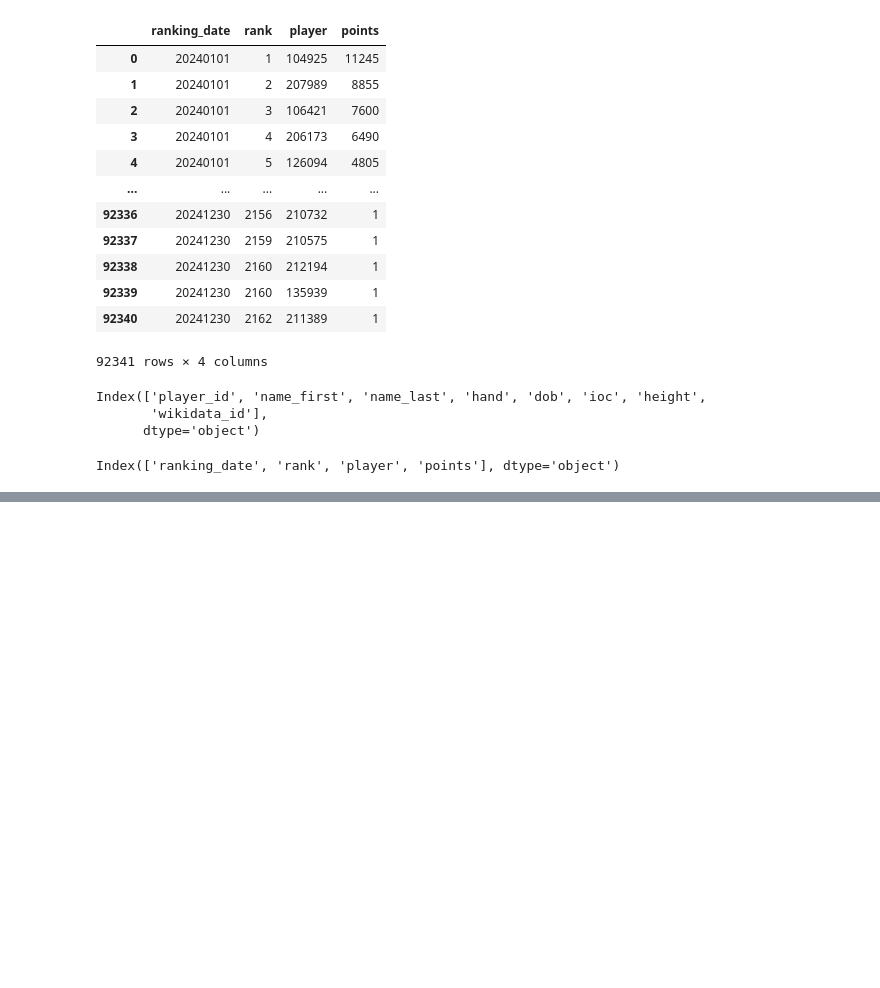
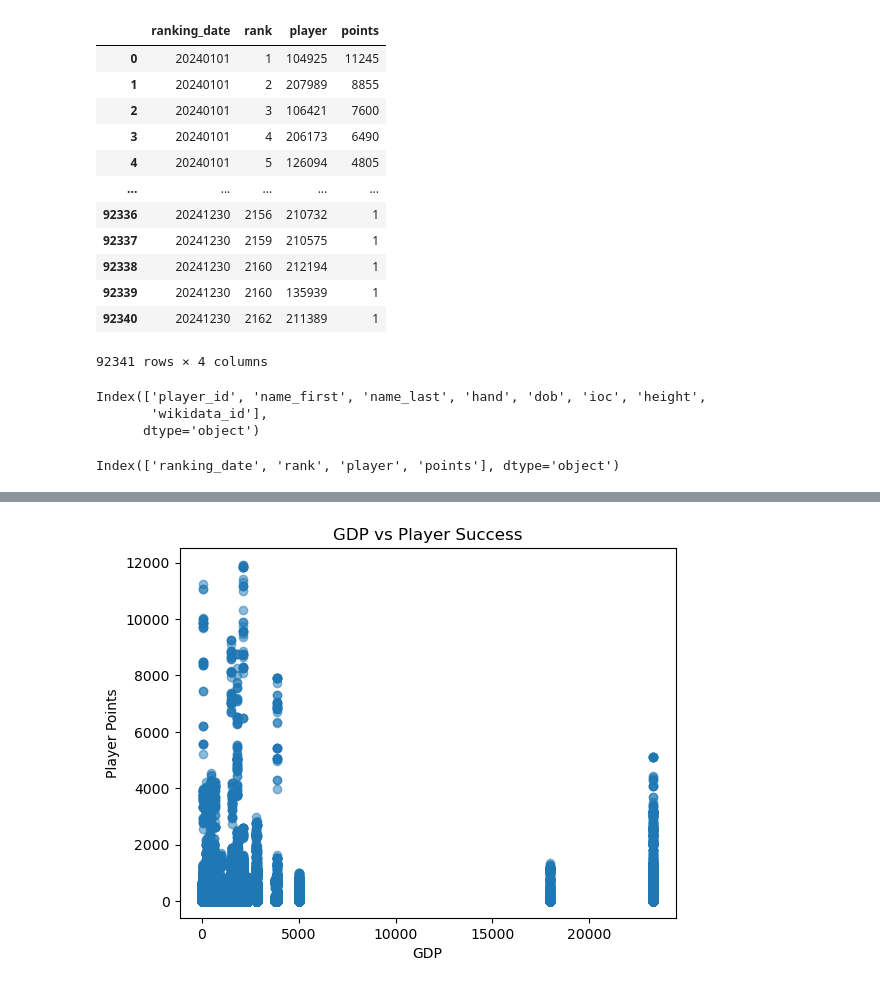
Before and after one commit to luoxuchen2/is477-chen-jenny, a Jupyter notebook: notebook.ipynb, the cells around one changed output, grey strips where cells are left out. Drawn from its saved outputs; the diff is of its cells as text; code cells hidden in the pictures; blank space fills up the shorter version.

```diff
--- a/notebook.ipynb
+++ b/notebook.ipynb
@@ -46,0 +362,9 @@ Index(['ranking_date', 'rank', 'player', 'points'], dtype='object')
+# %%
+plt.figure()
+plt.scatter(df["Value"], df["points"], alpha=0.5)
+plt.xlabel("GDP")
+plt.ylabel("Player Points")
+plt.title("GDP vs Player Success")
+plt.show()
+# %% [output]
+[figure, added]
```
Also changed, not shown: parts of 18 cells of this notebook.
